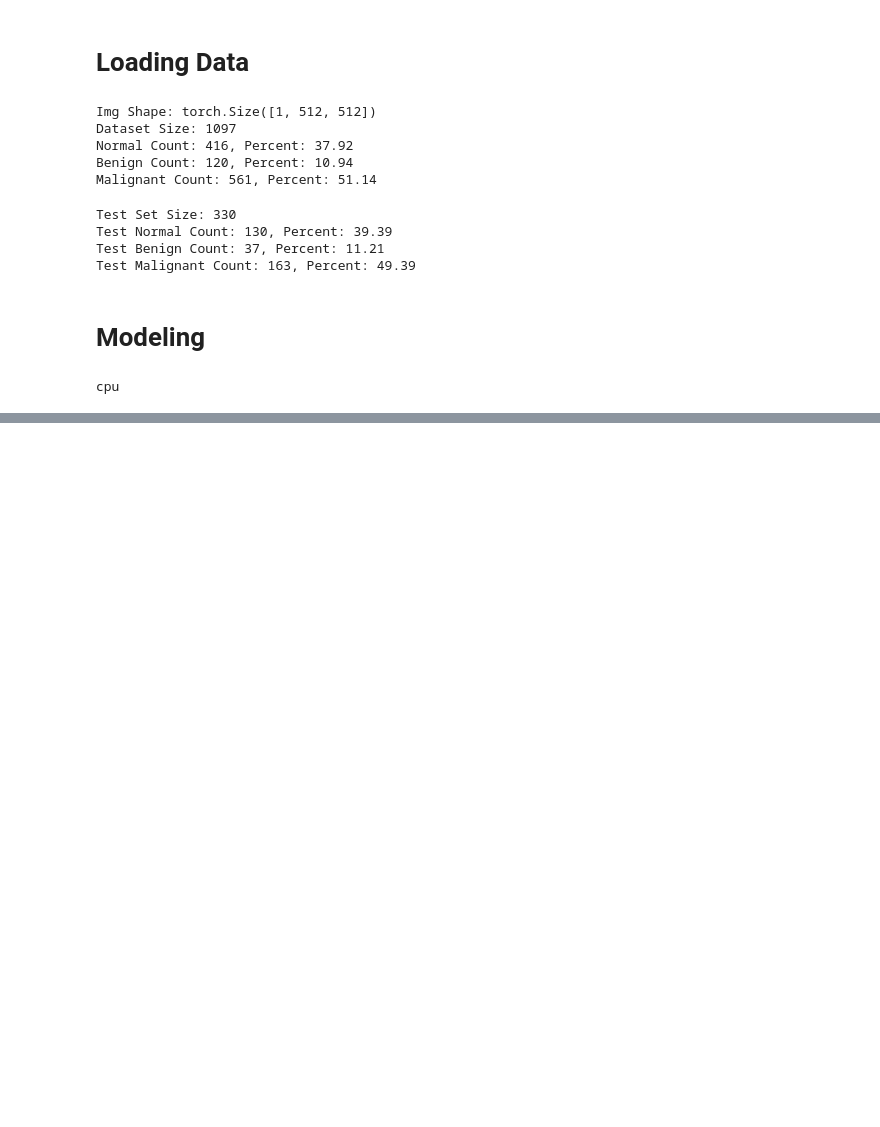
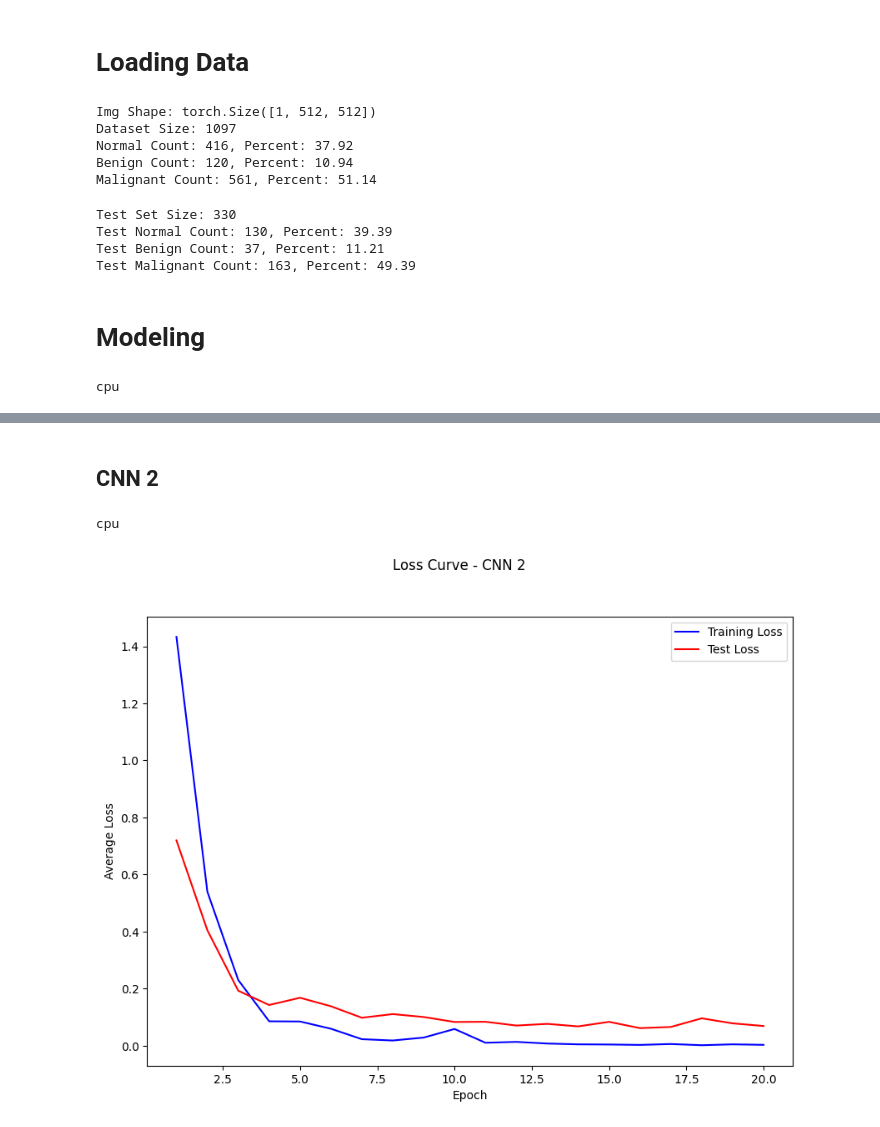
Before and after one commit to talanthier/cs273p_project, a Jupyter notebook: notebooks/notebook_tl_00.ipynb, the cells around one changed output, grey strips where cells are left out. Saved outputs shown, nothing was run; the diff lists cells and outputs as text; code cells hidden in the pictures; blank space fills up the shorter version.

```diff
--- a/notebooks/notebook_tl_00.ipynb
+++ b/notebooks/notebook_tl_00.ipynb
@@ -233,0 +252,2 @@ for images, labels in test_dataloader:
+# %% [markdown]
+## CNN 2
@@ -233,0 +280,58 @@ for images, labels in test_dataloader:
+# %%
+model2 = CNN2() # 2 dense layers
+
+device = torch.device("cuda" if torch.cuda.is_available() else "cpu")
+print(device)
+
+num_epochs = 20
+optimizer = optim.Adam(model2.parameters(), lr = 0.001)
+criterion = nn.CrossEntropyLoss()
+# %% [output]
+cpu
+# %%
+results = []
+for epoch in range(1, num_epochs+1):
+    model2.train()  # set model to train
+    running_loss = 0.0
+
+    for images, labels in tqdm(train_dataloader, desc=f"Epoch {epoch}/{num_epochs}"):
+        images, labels = images.to(device), labels.to(device).long()
+
+        # zero out gradients
+        optimizer.zero_grad()
+
+        # Forward pass
+        outputs = model2(images)
+        loss = criterion(outputs, labels)
+
+        # Backward pass and optimization
+        loss.backward()
+        optimizer.step()
+
+        running_loss += loss.item()
+
+    model2.eval() # set model to evaluation mode
+
+    valid_loss = 0.0
+    for images, labels in test_dataloader:
+
+        outputs = model2(images)
+        loss = criterion(outputs, labels)
+
+        valid_loss += loss.item()
+
+    avg_loss = running_loss / len(train_dataloader)
+    avg_valid_loss = valid_loss / len(test_dataloader)
+    results.append([epoch, avg_loss, avg_valid_loss])
+# %%
+arr_results = np.array(results)
+fig = plt.figure(figsize = (10,7))
+plt.plot(arr_results[:, 0], arr_results[:, 1], label = 'Training Loss', c = 'b')
+plt.plot(arr_results[:, 0], arr_results[:, 2], label = 'Test Loss', c = 'r')
+plt.suptitle('Loss Curve - CNN 2')
+plt.xlabel('Epoch')
+plt.ylabel('Average Loss')
+plt.legend()
+plt.show()
+# %% [output]
+[figure, added]
```
Also changed, not shown: parts of 29 cells of this notebook, 1 other file.
